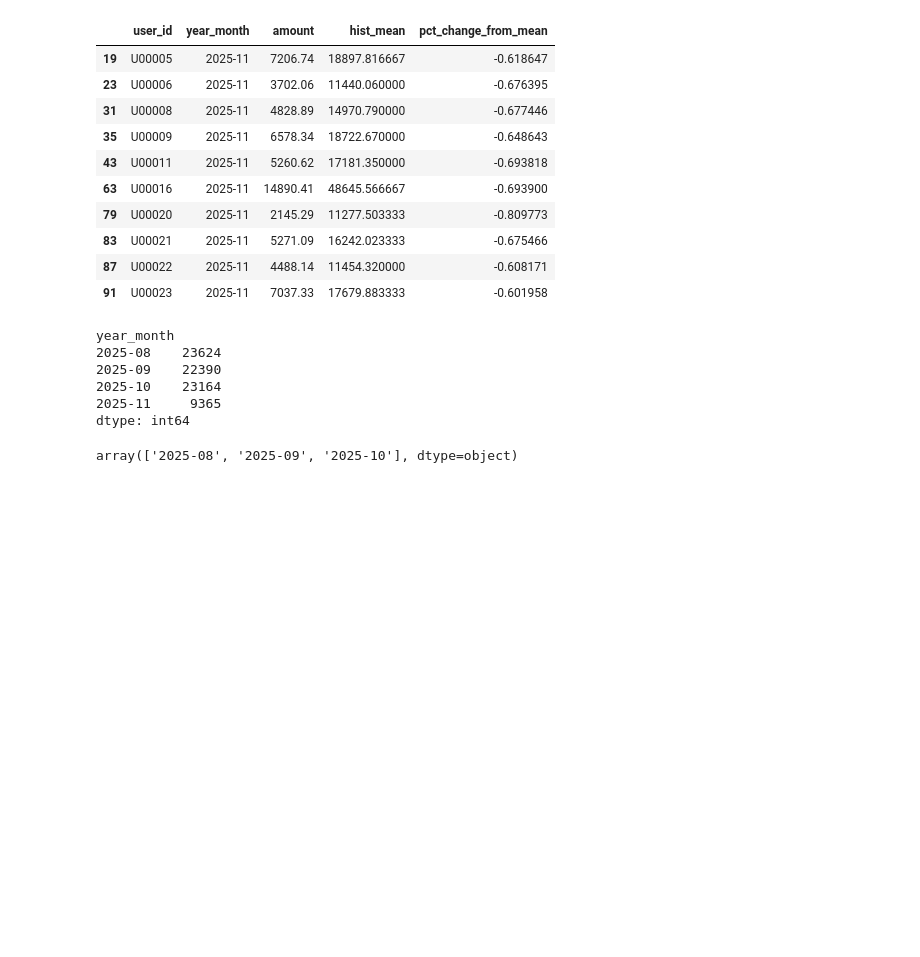
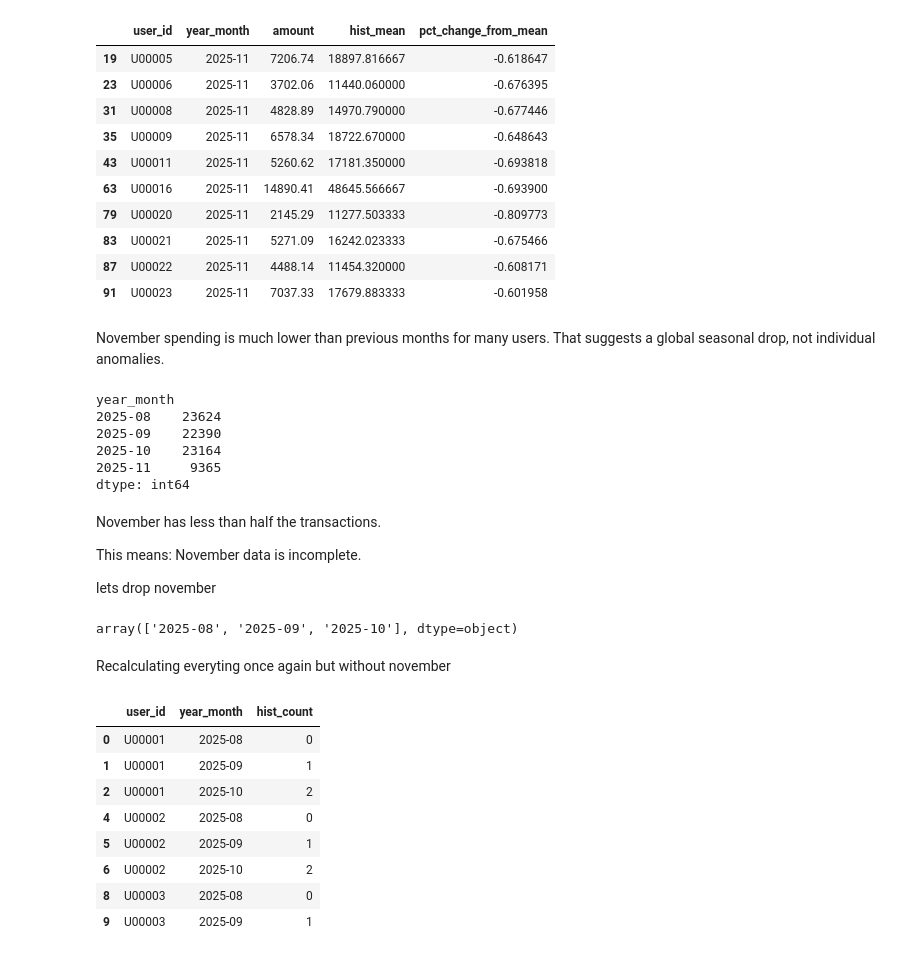
Before and after one commit to Vivek-afk81/Student_spending_analyzer, a Jupyter notebook: notebooks/EDA.ipynb, the cells around one changed output. Drawn from its saved outputs; the diff is of its cells as text; code cells hidden in the pictures; blank space fills up the shorter version.

Commit message:
again still EDA

```diff
--- a/notebooks/EDA.ipynb
+++ b/notebooks/EDA.ipynb
@@ -776,6 +837,9 @@ monthly_with_stats[
 | 83 | U00021 | 2025-11 | 5271.09 | 16242.023333 | -0.675466 |
 | 87 | U00022 | 2025-11 | 4488.14 | 11454.320000 | -0.608171 |
 | 91 | U00023 | 2025-11 | 7037.33 | 17679.883333 | -0.601958 |
+# %% [markdown]
+November spending is much lower than previous months for many users.
+That suggests a global seasonal drop, not individual anomalies.
 # %%
 expenses.groupby("year_month").size()
 # %% [output]
@@ -785,6 +849,13 @@ year_month
 2025-10    23164
 2025-11     9365
 dtype: int64
+# %% [markdown]
+November has less than half the transactions.
+
+This means:
+November data is incomplete.
+
+lets drop november
 # %%
 monthly_clean = monthly_with_stats[
     monthly_with_stats["year_month"] != "2025-11"
@@ -793,3 +864,26 @@ monthly_clean = monthly_with_stats[
 monthly_clean["year_month"].unique()
 # %% [output]
 array(['2025-08', '2025-09', '2025-10'], dtype=object)
+# %% [markdown]
+Recalculating everyting once again but without november
+# %%
+#Recalculate hist_count for cleaned data
+monthly_clean = monthly_clean.sort_values(["user_id", "year_month"])
+
+monthly_clean["hist_count"] = (
+    monthly_clean
+    .groupby("user_id")
+    .cumcount()
+)
+
+monthly_clean[["user_id", "year_month", "hist_count"]].head(8)
+# %% [output]
+|  | user_id | year_month | hist_count |
+| 0 | U00001 | 2025-08 | 0 |
+| 1 | U00001 | 2025-09 | 1 |
+| 2 | U00001 | 2025-10 | 2 |
+| 4 | U00002 | 2025-08 | 0 |
+| 5 | U00002 | 2025-09 | 1 |
+| 6 | U00002 | 2025-10 | 2 |
+| 8 | U00003 | 2025-08 | 0 |
+| 9 | U00003 | 2025-09 | 1 |
```
Also changed, not shown: parts of 16 cells of this notebook.
